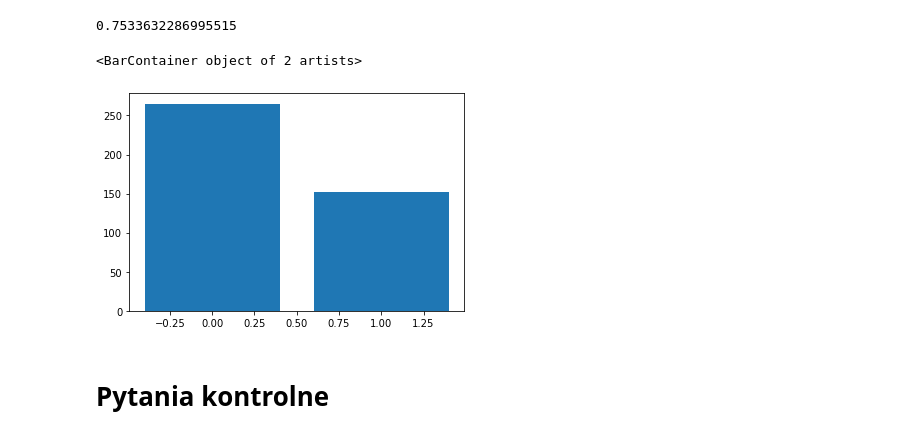
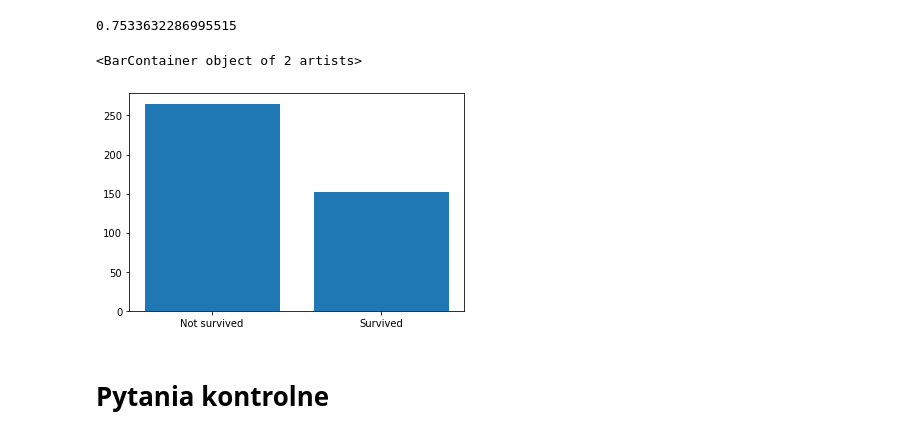
Before and after one commit to piotmag769/PSI, a Jupyter notebook: lab1/lab_1_introduction.ipynb, the cells around one changed output. Saved outputs shown, nothing was run; the diff lists cells and outputs as text; code cells hidden in the pictures.

```diff
--- a/lab1/lab_1_introduction.ipynb
+++ b/lab1/lab_1_introduction.ipynb
@@ -765,14 +765,15 @@ model_rfe.score(X_test, y_test)
 # %%
 import numpy as np
 
 predict = model_rfe.predict(test_data)
 
 values, counts = np.unique(predict, return_counts=True)
+values = ["Survived" if value else "Not survived" for value in values]
 
 plt.bar(values, counts)
 # %% [output]
 <BarContainer object of 2 artists>
-[figure, old version]
+[figure, new version]
 # %% [markdown]
 # Pytania kontrolne
 # %% [markdown]
```
Also changed, not shown: parts of 1 cell of this notebook.
